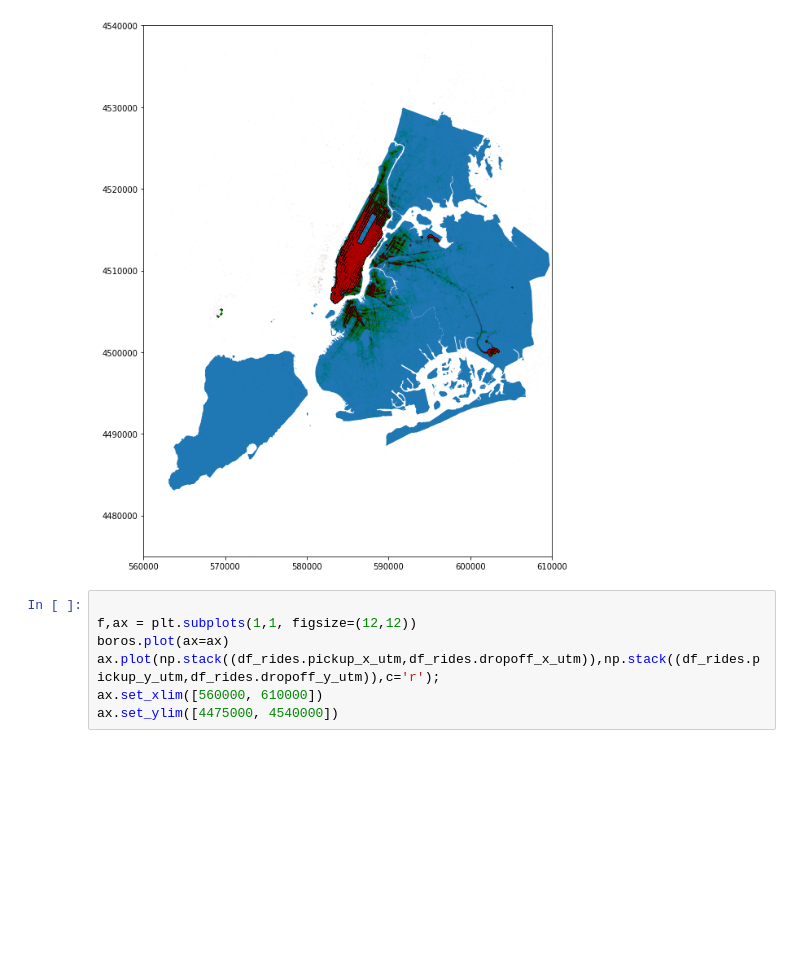
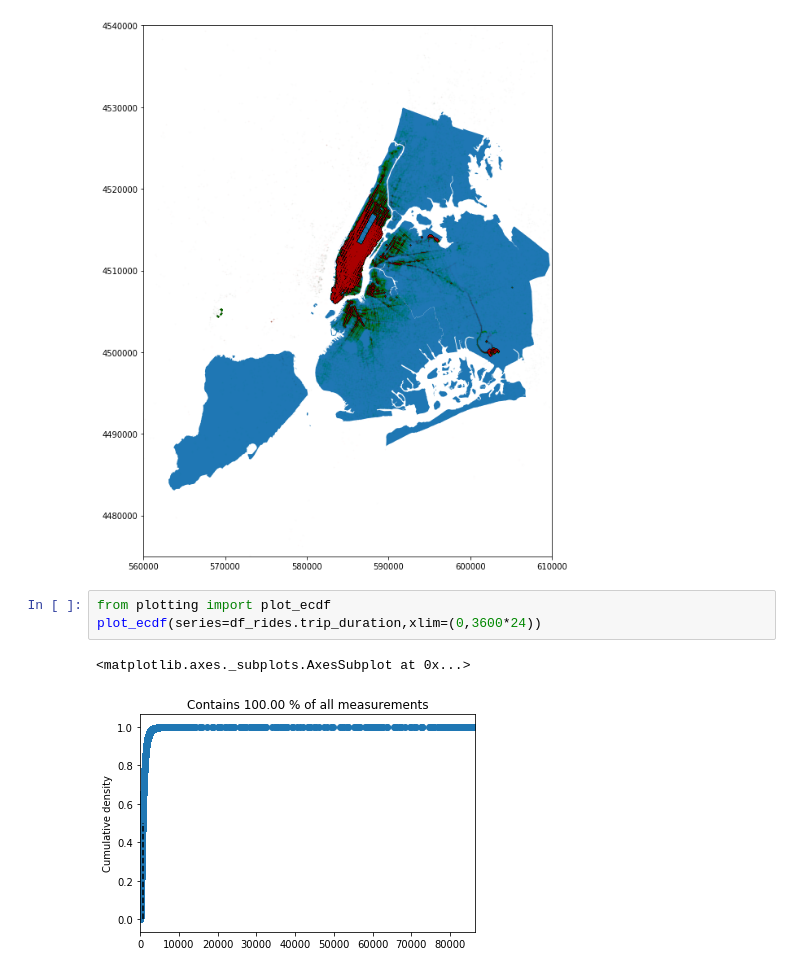
Before and after one commit to nblo/NYC_TaxiTripDuration, a Jupyter notebook: jupyter_notebooks/Preprocessing_Jan.ipynb, the cells around one changed output. Saved outputs shown, nothing was run; the diff lists cells and outputs as text; blank space fills up the shorter version.

```diff
--- a/jupyter_notebooks/Preprocessing_Jan.ipynb
+++ b/jupyter_notebooks/Preprocessing_Jan.ipynb
@@ -414,10 +411,9 @@ ax.set_ylim([4475000, 4540000])
 # %% [output]
 (4475000, 4540000)
 [figure]
-# %%
-
-f,ax = plt.subplots(1,1, figsize=(12,12))
-boros.plot(ax=ax)
-ax.plot(np.stack((df_rides.pickup_x_utm,df_rides.dropoff_x_utm)),np.stack((df_rides.pickup_y_utm,df_rides.dropoff_y_utm)),c='r');
-ax.set_xlim([560000, 610000])
-ax.set_ylim([4475000, 4540000])
+# %%
+from plotting import plot_ecdf
+plot_ecdf(series=df_rides.trip_duration,xlim=(0,3600*24))
+# %% [output]
+<matplotlib.axes._subplots.AxesSubplot at 0x...>
+[figure, added]
```
Also changed, not shown: parts of 11 cells of this notebook, 2 other files.
